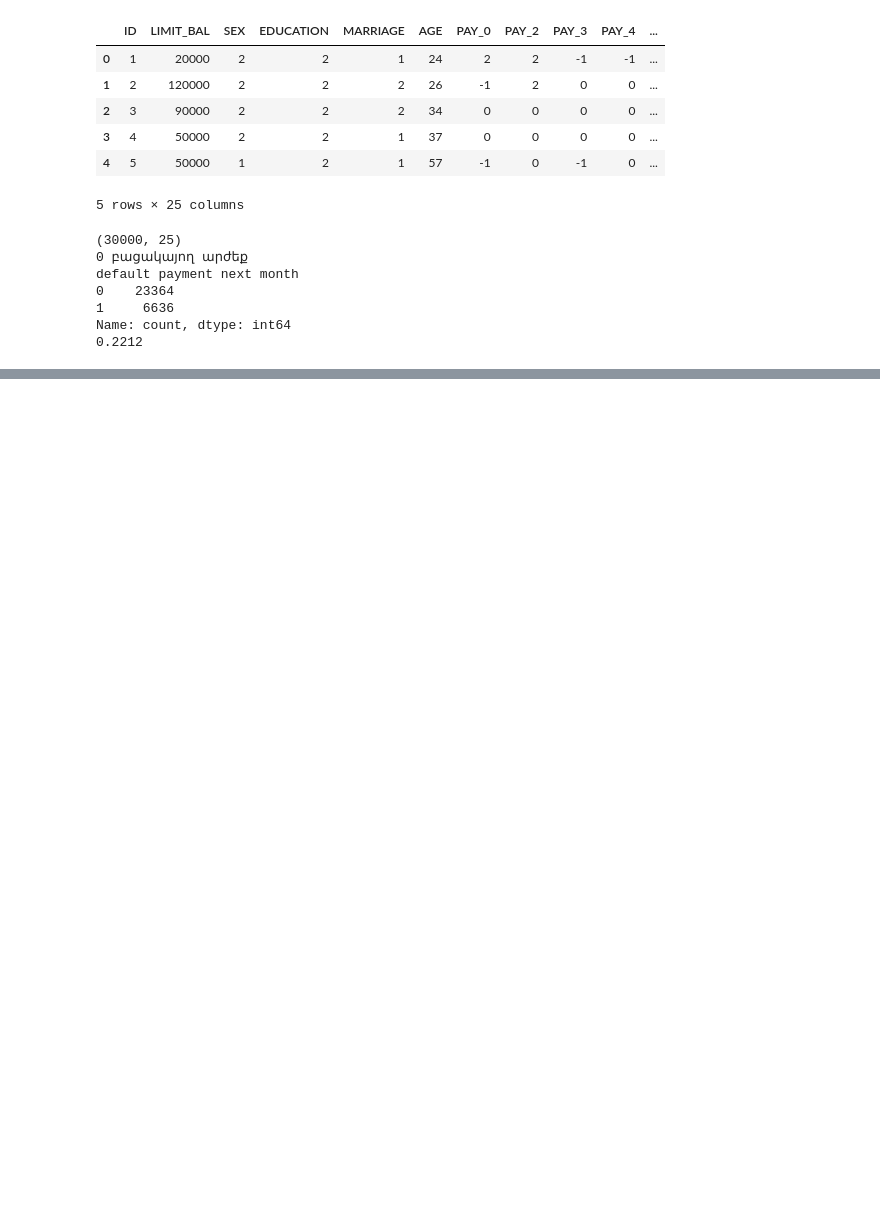
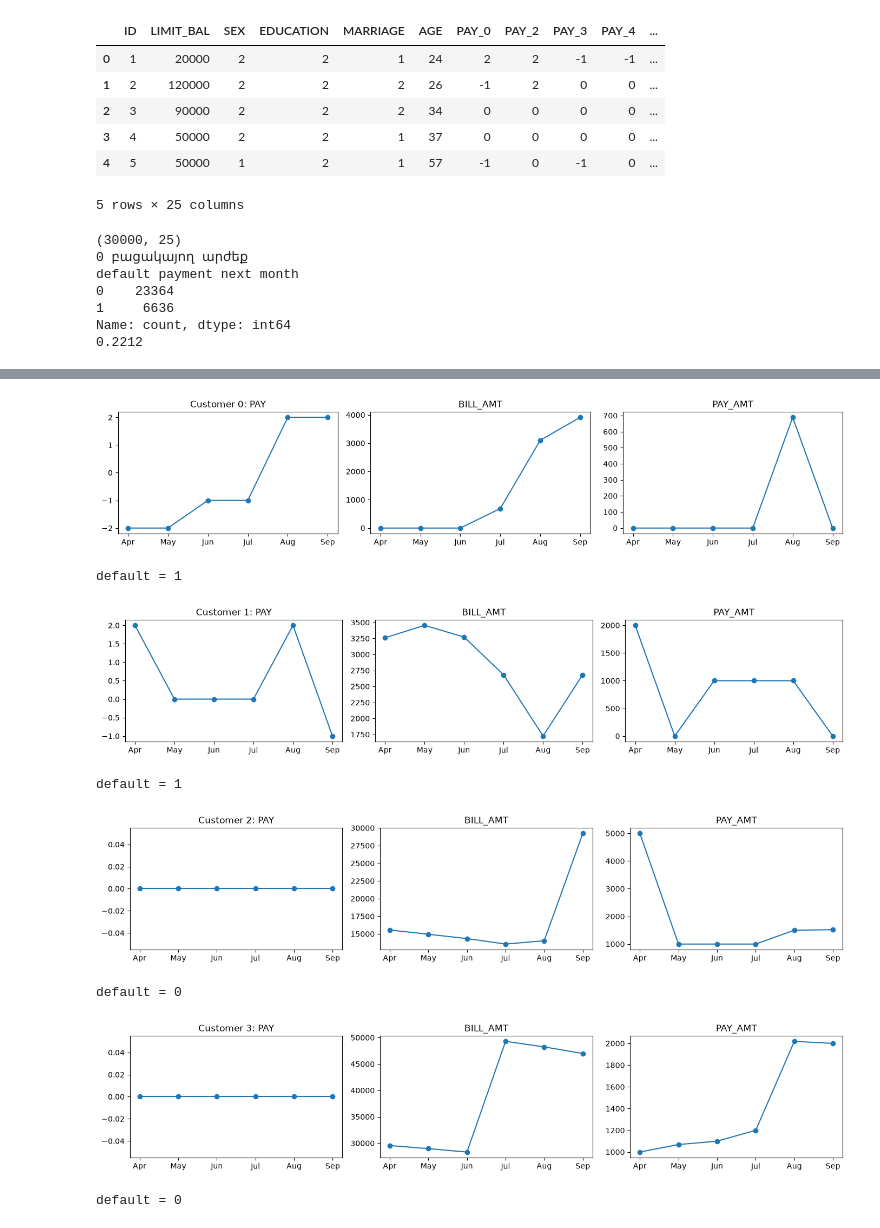
Before and after one commit to norikavagyan03-cmd/Credit-Default-Risk-Prediction, a Jupyter notebook: notebooks/01_explore_data.ipynb, the cells around one changed output, grey strips where cells are left out. Drawn from its saved outputs; the diff is of its cells as text; code cells hidden in the pictures; blank space fills up the shorter version.

```diff
--- a/notebooks/01_explore_data.ipynb
+++ b/notebooks/01_explore_data.ipynb
@@ -26,0 +135,27 @@ Name: count, dtype: int64
+# %%
+def plot_customer(i):
+    fig, ax = plt.subplots(1, 3, figsize=(14, 3))
+    ax[0].plot(months, df.loc[i, pay_cols].values, marker="o")
+    ax[0].set_title(f"Customer {i}: PAY")
+    ax[1].plot(months, df.loc[i, bill_cols].values, marker="o")
+    ax[1].set_title("BILL_AMT")
+    ax[2].plot(months, df.loc[i, payamt_cols].values, marker="o")
+    ax[2].set_title("PAY_AMT")
+    plt.tight_layout()
+    plt.show()
+    print("default =", df.loc[i, "default"])
+
+for i in df[df["default"] == 1].index[:2]:
+    plot_customer(i)
+
+for i in df[df["default"] == 0].index[:2]:
+    plot_customer(i)
+# %% [output]
+[figure, added]
+default = 1
+[figure, added]
+default = 1
+[figure, added]
+default = 0
+[figure, added]
+default = 0
```
Also changed, not shown: parts of 9 cells of this notebook.
